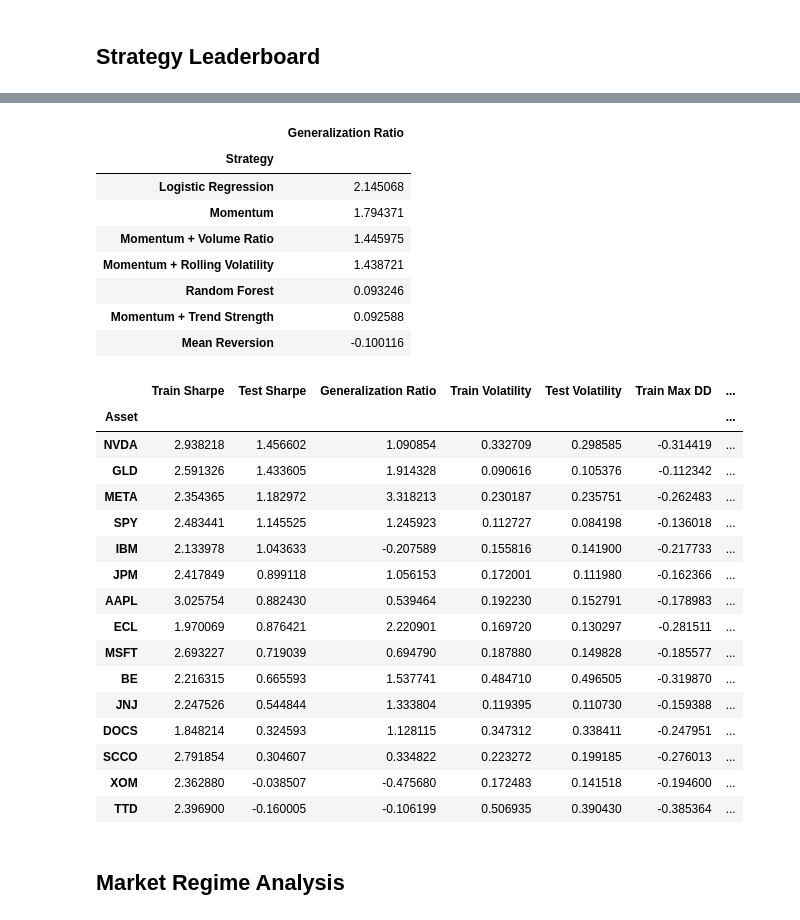
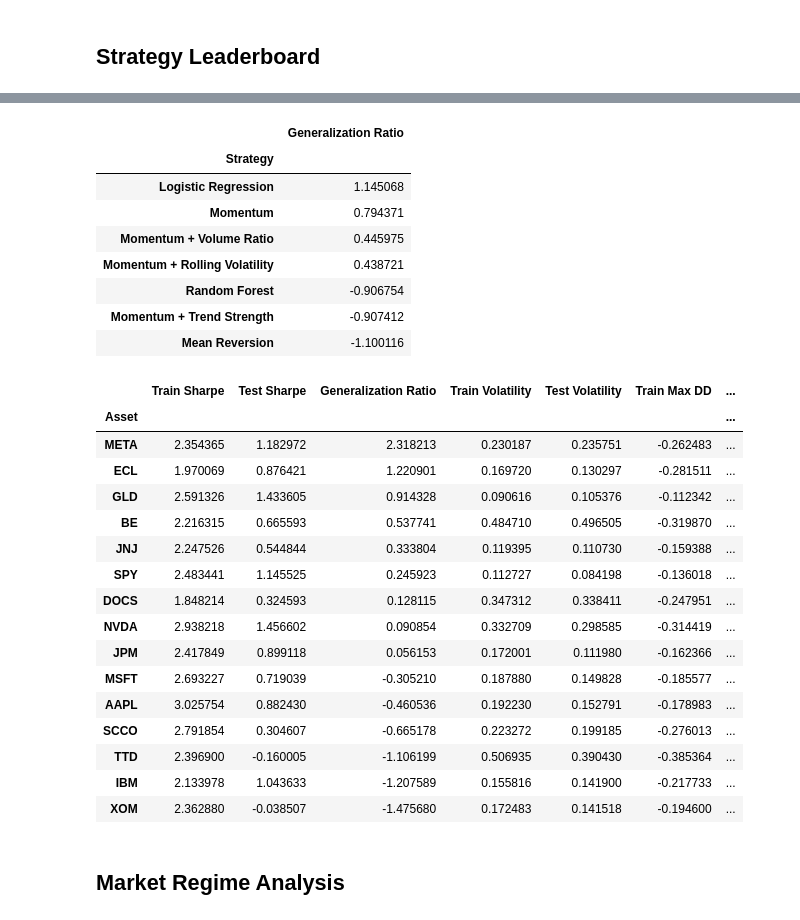
Before and after one commit to noelpdlt/quant-research-system, a Jupyter notebook: notebooks/w8_marketregimes.ipynb, the cells around one changed output, grey strips where cells are left out. Cells and saved outputs as stored; diff of their text form; code cells hidden in the pictures.

```diff
--- a/notebooks/w8_marketregimes.ipynb
+++ b/notebooks/w8_marketregimes.ipynb
@@ -28,7 +28,7 @@ from src.finance import calculate_beta
 ## Strategy Leaderboard
 # %%
 df = pd.read_csv("../outputs/experiment_results.csv")
-df['Generalization Ratio'] = df['Test Sharpe'] / df['Train Sharpe']
+df['Generalization Ratio'] = (df['Test Sharpe'] - df['Train Sharpe']) / df['Train Sharpe']
 # %%
 summary = (
     df.groupby("Strategy")
@@ -74,50 +74,50 @@ summary
 # %% [output]
 |  | Generalization Ratio |
 | Strategy |  |
-| Logistic Regression | 2.145068 |
-| Momentum | 1.794371 |
-| Momentum + Volume Ratio | 1.445975 |
-| Momentum + Rolling Volatility | 1.438721 |
-| Random Forest | 0.093246 |
-| Momentum + Trend Strength | 0.092588 |
-| Mean Reversion | -0.100116 |
+| Logistic Regression | 1.145068 |
+| Momentum | 0.794371 |
+| Momentum + Volume Ratio | 0.445975 |
+| Momentum + Rolling Volatility | 0.438721 |
+| Random Forest | -0.906754 |
+| Momentum + Trend Strength | -0.907412 |
+| Mean Reversion | -1.100116 |
 # %%
 summary = (
     df.groupby("Asset")
       .agg({
           "Train Sharpe":"mean",
           "Test Sharpe":"mean",
           "Generalization Ratio":"mean",
           "Train Volatility":"mean",
           "Test Volatility":"mean",
           "Train Max DD":"mean",
           "Test Max DD":"mean"
       })
       .sort_values(
-          "Test Sharpe",
+          "Generalization Ratio",
           ascending=False
       )
 )
 
 summary
 # %% [output]
 |  | Train Sharpe | Test Sharpe | Generalization Ratio | Train Volatility | Test Volatility | Train Max DD | ... |
 | Asset |  |  |  |  |  |  | ... |
-| NVDA | 2.938218 | 1.456602 | 1.090854 | 0.332709 | 0.298585 | -0.314419 | ... |
-| GLD | 2.591326 | 1.433605 | 1.914328 | 0.090616 | 0.105376 | -0.112342 | ... |
-| META | 2.354365 | 1.182972 | 3.318213 | 0.230187 | 0.235751 | -0.262483 | ... |
-| SPY | 2.483441 | 1.145525 | 1.245923 | 0.112727 | 0.084198 | -0.136018 | ... |
-| IBM | 2.133978 | 1.043633 | -0.207589 | 0.155816 | 0.141900 | -0.217733 | ... |
-| JPM | 2.417849 | 0.899118 | 1.056153 | 0.172001 | 0.111980 | -0.162366 | ... |
-| AAPL | 3.025754 | 0.882430 | 0.539464 | 0.192230 | 0.152791 | -0.178983 | ... |
-| ECL | 1.970069 | 0.876421 | 2.220901 | 0.169720 | 0.130297 | -0.281511 | ... |
-| MSFT | 2.693227 | 0.719039 | 0.694790 | 0.187880 | 0.149828 | -0.185577 | ... |
-| BE | 2.216315 | 0.665593 | 1.537741 | 0.484710 | 0.496505 | -0.319870 | ... |
-| JNJ | 2.247526 | 0.544844 | 1.333804 | 0.119395 | 0.110730 | -0.159388 | ... |
-| DOCS | 1.848214 | 0.324593 | 1.128115 | 0.347312 | 0.338411 | -0.247951 | ... |
-| SCCO | 2.791854 | 0.304607 | 0.334822 | 0.223272 | 0.199185 | -0.276013 | ... |
-| XOM | 2.362880 | -0.038507 | -0.475680 | 0.172483 | 0.141518 | -0.194600 | ... |
-| TTD | 2.396900 | -0.160005 | -0.106199 | 0.506935 | 0.390430 | -0.385364 | ... |
+| META | 2.354365 | 1.182972 | 2.318213 | 0.230187 | 0.235751 | -0.262483 | ... |
+| ECL | 1.970069 | 0.876421 | 1.220901 | 0.169720 | 0.130297 | -0.281511 | ... |
+| GLD | 2.591326 | 1.433605 | 0.914328 | 0.090616 | 0.105376 | -0.112342 | ... |
+| BE | 2.216315 | 0.665593 | 0.537741 | 0.484710 | 0.496505 | -0.319870 | ... |
+| JNJ | 2.247526 | 0.544844 | 0.333804 | 0.119395 | 0.110730 | -0.159388 | ... |
+| SPY | 2.483441 | 1.145525 | 0.245923 | 0.112727 | 0.084198 | -0.136018 | ... |
+| DOCS | 1.848214 | 0.324593 | 0.128115 | 0.347312 | 0.338411 | -0.247951 | ... |
+| NVDA | 2.938218 | 1.456602 | 0.090854 | 0.332709 | 0.298585 | -0.314419 | ... |
+| JPM | 2.417849 | 0.899118 | 0.056153 | 0.172001 | 0.111980 | -0.162366 | ... |
+| MSFT | 2.693227 | 0.719039 | -0.305210 | 0.187880 | 0.149828 | -0.185577 | ... |
+| AAPL | 3.025754 | 0.882430 | -0.460536 | 0.192230 | 0.152791 | -0.178983 | ... |
+| SCCO | 2.791854 | 0.304607 | -0.665178 | 0.223272 | 0.199185 | -0.276013 | ... |
+| TTD | 2.396900 | -0.160005 | -1.106199 | 0.506935 | 0.390430 | -0.385364 | ... |
+| IBM | 2.133978 | 1.043633 | -1.207589 | 0.155816 | 0.141900 | -0.217733 | ... |
+| XOM | 2.362880 | -0.038507 | -1.475680 | 0.172483 | 0.141518 | -0.194600 | ... |
 # %% [markdown]
 ## Market Regime Analysis
 # %%
```
Also changed, not shown: parts of 2 cells of this notebook, 5 other files.
